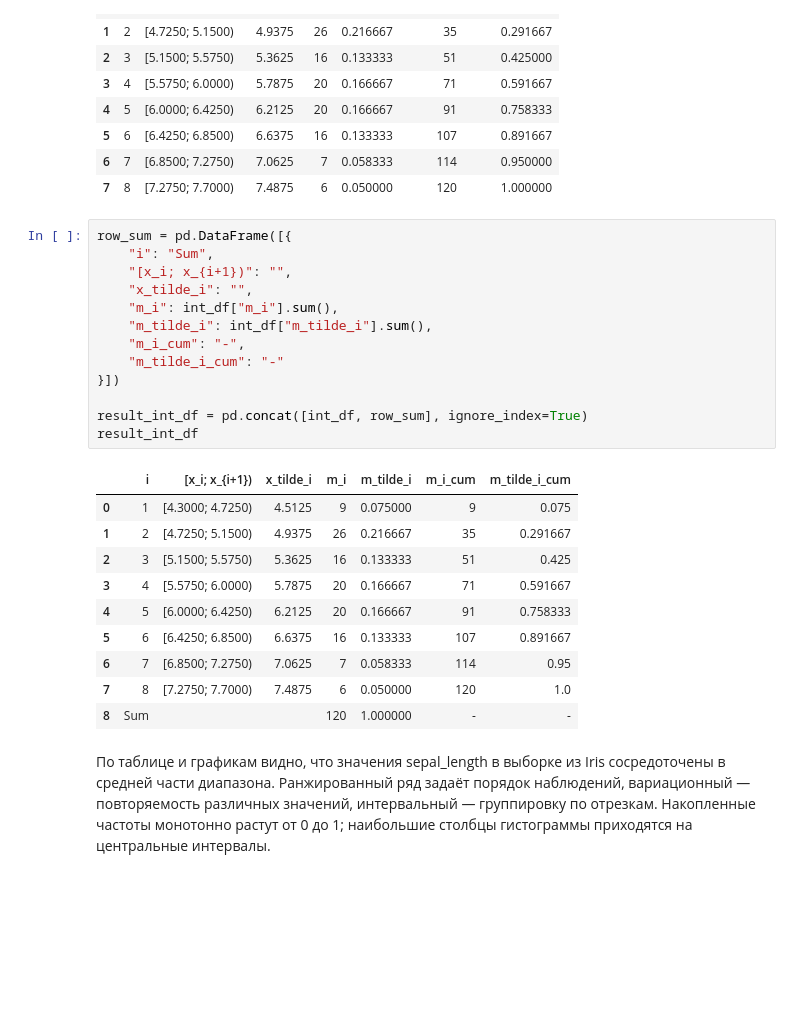
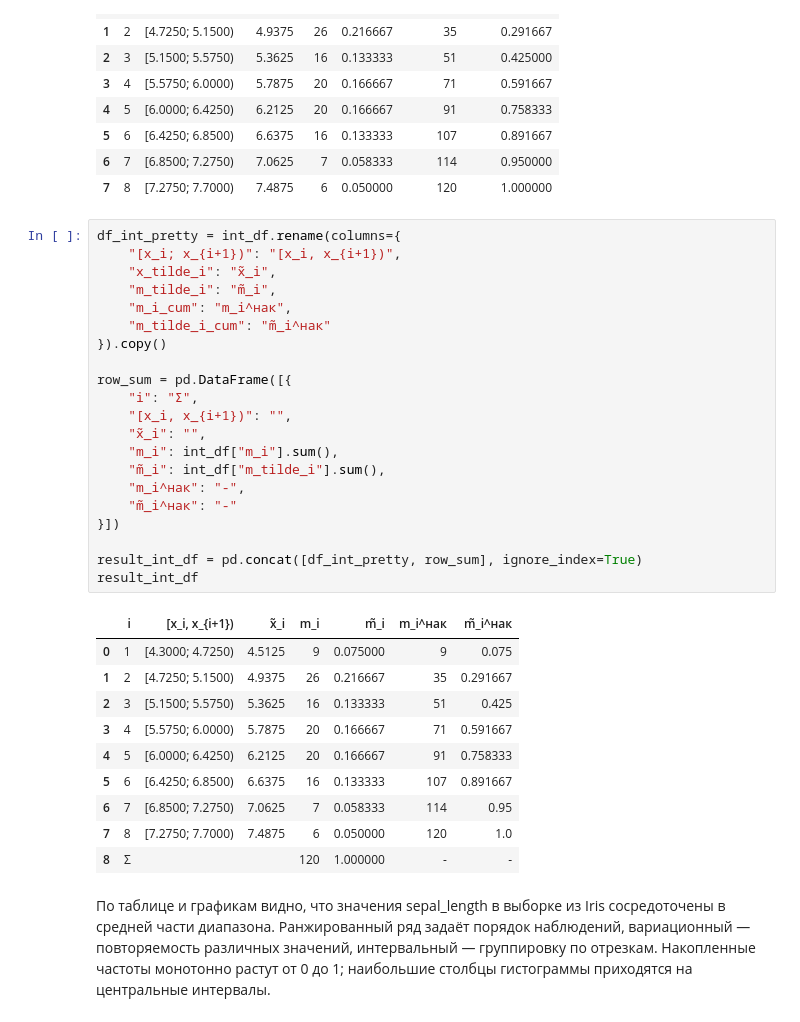
Before and after one commit to the-mvi/smedh-2026, a Jupyter notebook: 2381_Vankov_YS_Vakulenko_IY/task1.ipynb, the cells around one changed output. Drawn from its saved outputs; the diff is of its cells as text; blank space fills up the shorter version.

```diff
--- a/2381_Vankov_YS_Vakulenko_IY/task1.ipynb
+++ b/2381_Vankov_YS_Vakulenko_IY/task1.ipynb
@@ -159,20 +172,28 @@ int_df
 | 6 | 7 | [6.8500; 7.2750) | 7.0625 | 7 | 0.058333 | 114 | 0.950000 |
 | 7 | 8 | [7.2750; 7.7000) | 7.4875 | 6 | 0.050000 | 120 | 1.000000 |
 # %%
+df_int_pretty = int_df.rename(columns={
+    "[x_i; x_{i+1})": "[x_i, x_{i+1})",
+    "x_tilde_i": "x̃_i",
+    "m_tilde_i": "m̃_i",
+    "m_i_cum": "m_i^нак",
+    "m_tilde_i_cum": "m̃_i^нак"
+}).copy()
+
 row_sum = pd.DataFrame([{
-    "i": "Sum",
-    "[x_i; x_{i+1})": "",
-    "x_tilde_i": "",
+    "i": "Σ",
+    "[x_i, x_{i+1})": "",
+    "x̃_i": "",
     "m_i": int_df["m_i"].sum(),
-    "m_tilde_i": int_df["m_tilde_i"].sum(),
-    "m_i_cum": "-",
-    "m_tilde_i_cum": "-"
+    "m̃_i": int_df["m_tilde_i"].sum(),
+    "m_i^нак": "-",
+    "m̃_i^нак": "-"
 }])
 
-result_int_df = pd.concat([int_df, row_sum], ignore_index=True)
+result_int_df = pd.concat([df_int_pretty, row_sum], ignore_index=True)
 result_int_df
 # %% [output]
-|  | i | [x_i; x_{i+1}) | x_tilde_i | m_i | m_tilde_i | m_i_cum | m_tilde_i_cum |
+|  | i | [x_i, x_{i+1}) | x̃_i | m_i | m̃_i | m_i^нак | m̃_i^нак |
 | 0 | 1 | [4.3000; 4.7250) | 4.5125 | 9 | 0.075000 | 9 | 0.075 |
 | 1 | 2 | [4.7250; 5.1500) | 4.9375 | 26 | 0.216667 | 35 | 0.291667 |
 | 2 | 3 | [5.1500; 5.5750) | 5.3625 | 16 | 0.133333 | 51 | 0.425 |
@@ -181,7 +202,7 @@ result_int_df
 | 5 | 6 | [6.4250; 6.8500) | 6.6375 | 16 | 0.133333 | 107 | 0.891667 |
 | 6 | 7 | [6.8500; 7.2750) | 7.0625 | 7 | 0.058333 | 114 | 0.95 |
 | 7 | 8 | [7.2750; 7.7000) | 7.4875 | 6 | 0.050000 | 120 | 1.0 |
-| 8 | Sum |  |  | 120 | 1.000000 | - | - |
+| 8 | Σ |  |  | 120 | 1.000000 | - | - |
 # %% [markdown]
 По таблице и графикам видно, что значения sepal_length в выборке из Iris сосредоточены в средней части диапазона. Ранжированный ряд задаёт порядок наблюдений, вариационный — повторяемость различных значений, интервальный — группировку по отрезкам. Накопленные частоты монотонно растут от 0 до 1; наибольшие столбцы гистограммы приходятся на центральные интервалы.
 # %%
```
Also changed, not shown: parts of 6 cells of this notebook.
